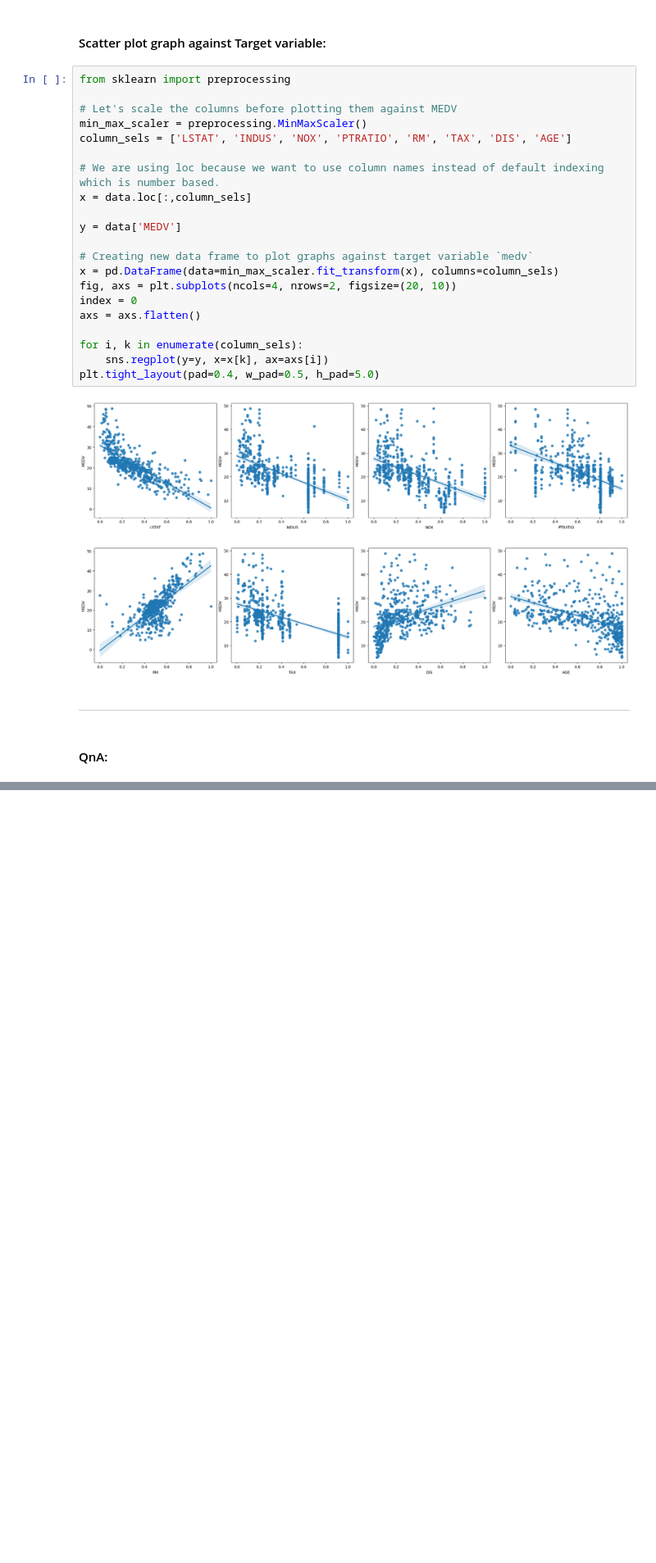
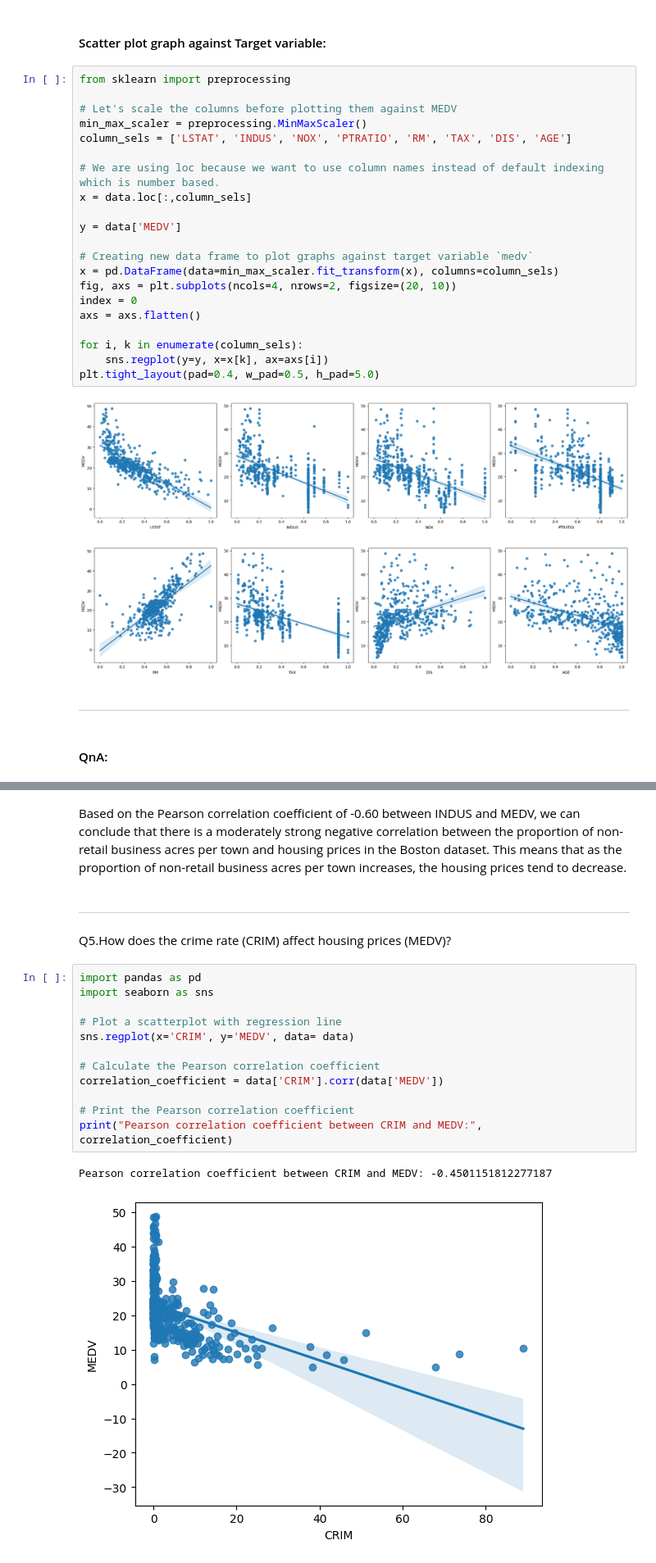
Before and after one commit to omkarpawar1430/Exploratory-Data-Analysis, a Jupyter notebook: Bostun Housing Data Set/boston_housing_EDA.ipynb, the cells around one changed output, grey strips where cells are left out. Shown at 82% size. Drawn from its saved outputs; the diff is of its cells as text; blank space fills up the shorter version.

```diff
--- a/Bostun Housing Data Set/boston_housing_EDA.ipynb
+++ b/Bostun Housing Data Set/boston_housing_EDA.ipynb
@@ -381,0 +422,21 @@ Can we build an accurate regression model to predict housing prices (MEDV) based
+# %% [markdown]
+Based on the Pearson correlation coefficient of -0.60 between INDUS and MEDV, we can conclude that there is a moderately strong negative correlation between the proportion of non-retail business acres per town and housing prices in the Boston dataset. This means that as the proportion of non-retail business acres per town increases, the housing prices tend to decrease.
+# %% [markdown]
+--------
+# %% [markdown]
+Q5.How does the crime rate (CRIM) affect housing prices (MEDV)?
+# %%
+import pandas as pd
+import seaborn as sns
+
+# Plot a scatterplot with regression line
+sns.regplot(x='CRIM', y='MEDV', data= data)
+
+# Calculate the Pearson correlation coefficient
+correlation_coefficient = data['CRIM'].corr(data['MEDV'])
+
+# Print the Pearson correlation coefficient
+print("Pearson correlation coefficient between CRIM and MEDV:", correlation_coefficient)
+# %% [output]
+Pearson correlation coefficient between CRIM and MEDV: -0.4501151812277187
+[figure, added]
```
Also changed, not shown: parts of 18 cells of this notebook.
